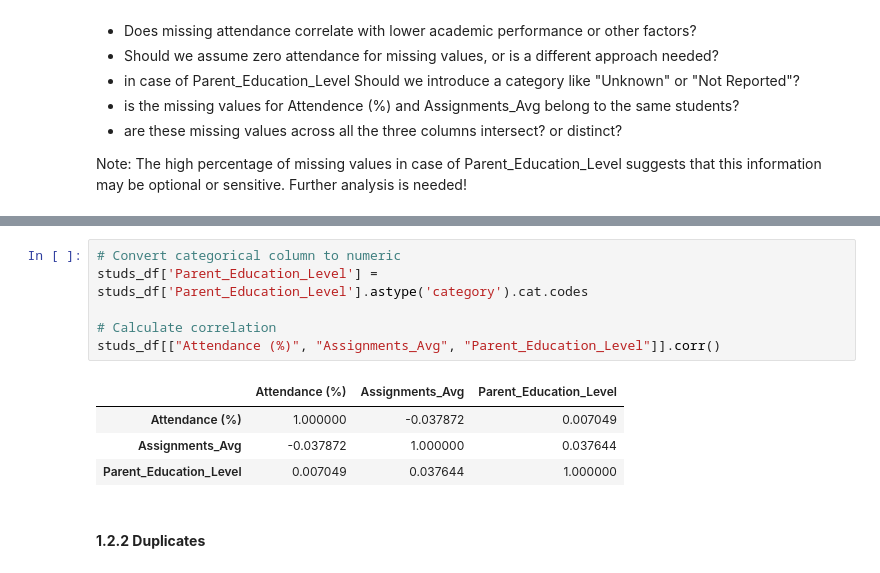
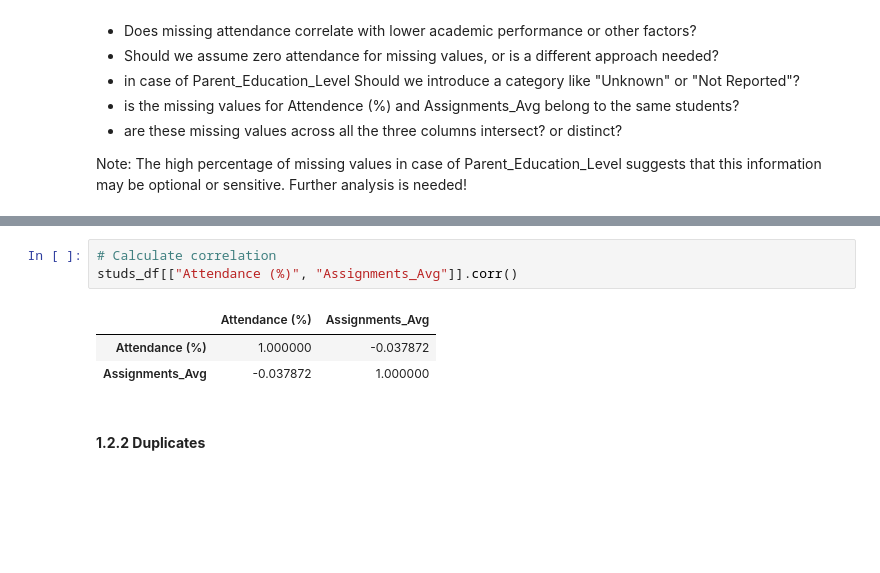
Before and after one commit to AbdallahGasem/Student-Performance-Analysis, a Jupyter notebook: KickStart.ipynb, the cells around one changed output, grey strips where cells are left out. Saved outputs shown, nothing was run; the diff lists cells and outputs as text; blank space fills up the shorter version.

```diff
--- a/KickStart.ipynb
+++ b/KickStart.ipynb
@@ -304,16 +304,12 @@ Stress_Level (1-10)            0.00
 Sleep_Hours_per_Night          0.00
 dtype: float64
 # %%
-# Convert categorical column to numeric
-studs_df['Parent_Education_Level'] = studs_df['Parent_Education_Level'].astype('category').cat.codes
-
 # Calculate correlation
-studs_df[["Attendance (%)", "Assignments_Avg", "Parent_Education_Level"]].corr()
+studs_df[["Attendance (%)", "Assignments_Avg"]].corr()
 # %% [output]
-|  | Attendance (%) | Assignments_Avg | Parent_Education_Level |
-| Attendance (%) | 1.000000 | -0.037872 | 0.007049 |
-| Assignments_Avg | -0.037872 | 1.000000 | 0.037644 |
-| Parent_Education_Level | 0.007049 | 0.037644 | 1.000000 |
+|  | Attendance (%) | Assignments_Avg |
+| Attendance (%) | 1.000000 | -0.037872 |
+| Assignments_Avg | -0.037872 | 1.000000 |
 # %% [markdown]
 #### **1.2.2 Duplicates**
 # %% [markdown]
```
Also changed, not shown: parts of 38 cells of this notebook.
